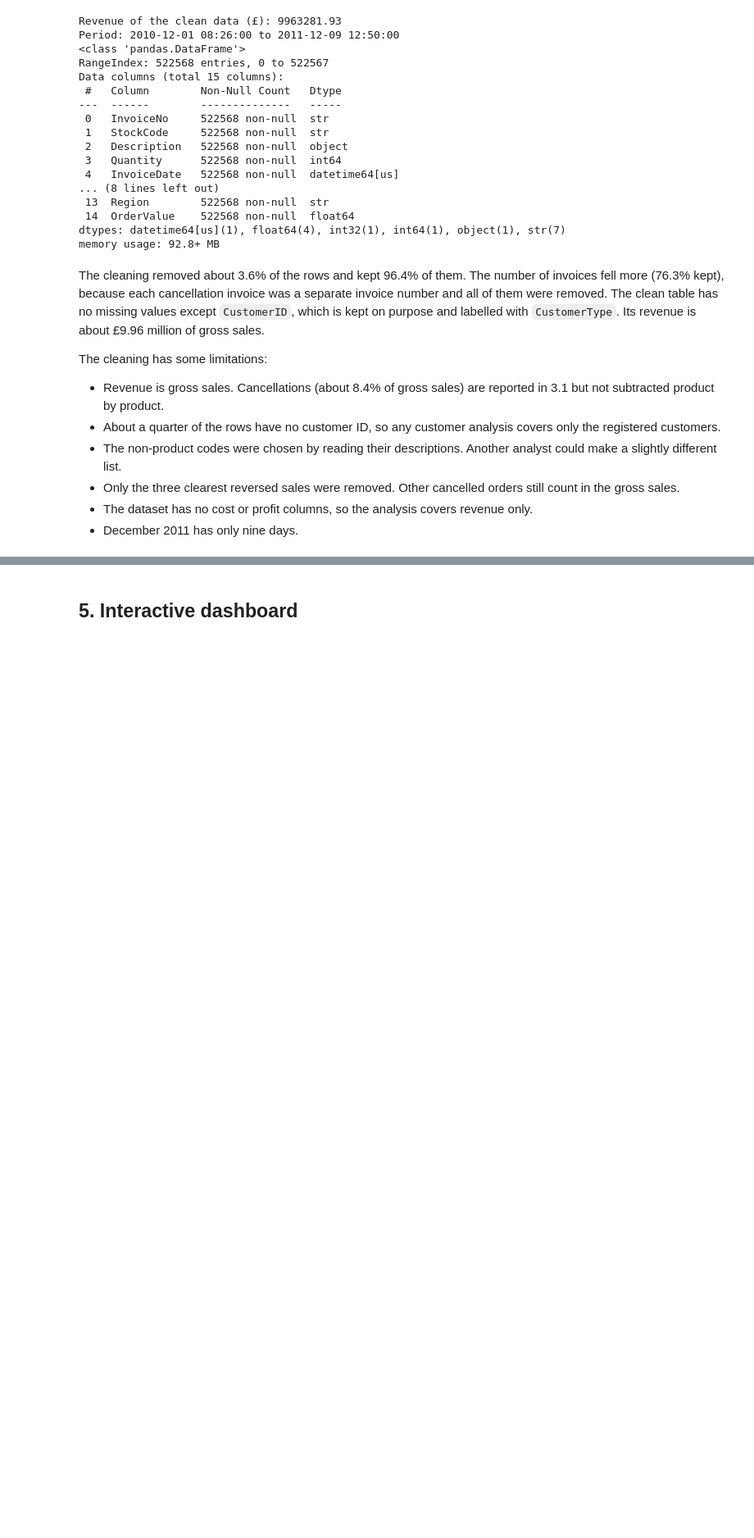
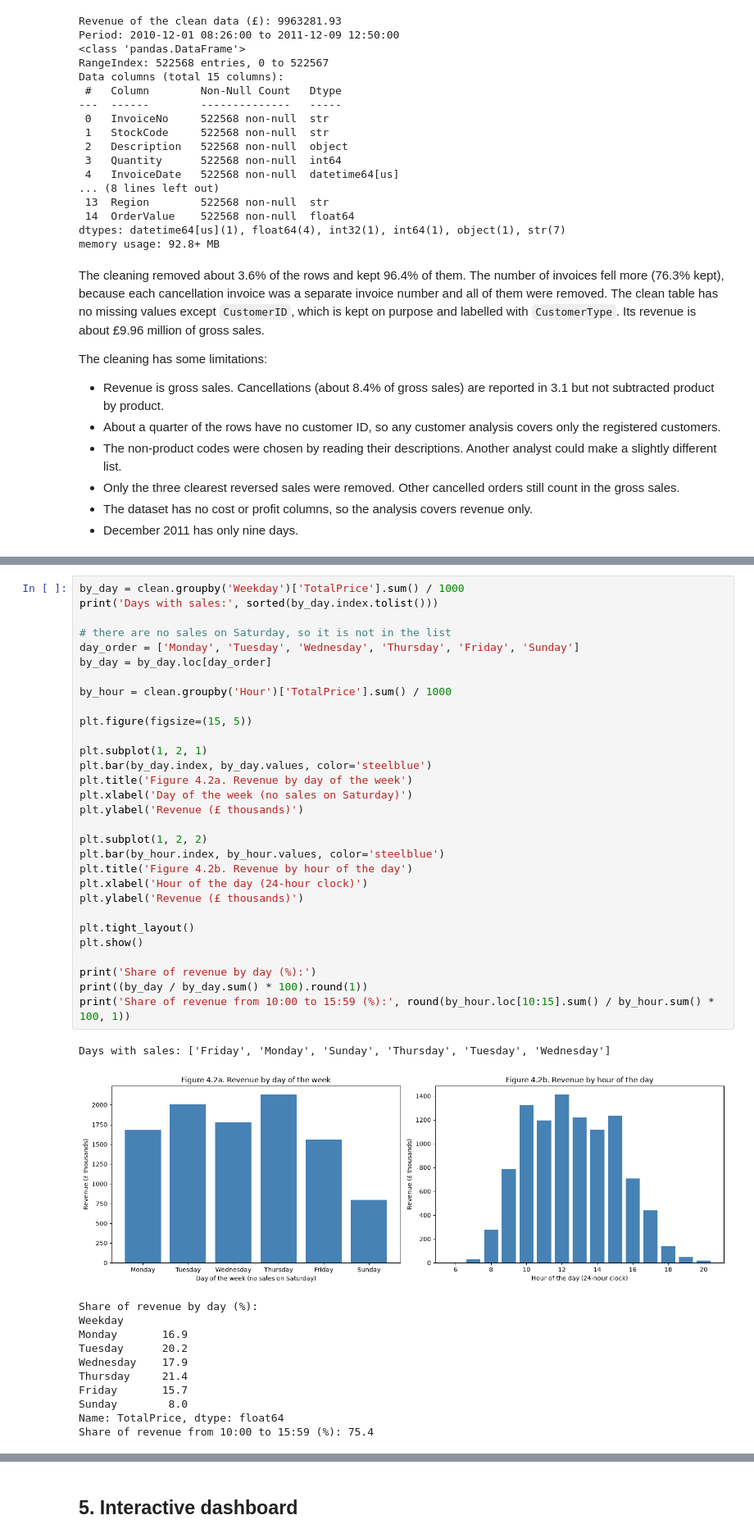
Before and after one commit to MatheusFerreiraL/dvc-ca2-online-retail, a Jupyter notebook: dvc_ca2_online_retail.ipynb, the cells around one changed output, grey strips where cells are left out. Shown at 82% size. Cells and saved outputs as stored; diff of their text form; blank space fills up the shorter version.

```diff
--- a/dvc_ca2_online_retail.ipynb
+++ b/dvc_ca2_online_retail.ipynb
@@ -759,0 +887,43 @@ The cleaning has some limitations:
+# %%
+by_day = clean.groupby('Weekday')['TotalPrice'].sum() / 1000
+print('Days with sales:', sorted(by_day.index.tolist()))
+
+# there are no sales on Saturday, so it is not in the list
+day_order = ['Monday', 'Tuesday', 'Wednesday', 'Thursday', 'Friday', 'Sunday']
+by_day = by_day.loc[day_order]
+
+by_hour = clean.groupby('Hour')['TotalPrice'].sum() / 1000
+
+plt.figure(figsize=(15, 5))
+
+plt.subplot(1, 2, 1)
+plt.bar(by_day.index, by_day.values, color='steelblue')
+plt.title('Figure 4.2a. Revenue by day of the week')
+plt.xlabel('Day of the week (no sales on Saturday)')
+plt.ylabel('Revenue (£ thousands)')
+
+plt.subplot(1, 2, 2)
+plt.bar(by_hour.index, by_hour.values, color='steelblue')
+plt.title('Figure 4.2b. Revenue by hour of the day')
+plt.xlabel('Hour of the day (24-hour clock)')
+plt.ylabel('Revenue (£ thousands)')
+
+plt.tight_layout()
+plt.show()
+
+print('Share of revenue by day (%):')
+print((by_day / by_day.sum() * 100).round(1))
+print('Share of revenue from 10:00 to 15:59 (%):', round(by_hour.loc[10:15].sum() / by_hour.sum() * 100, 1))
+# %% [output]
+Days with sales: ['Friday', 'Monday', 'Sunday', 'Thursday', 'Tuesday', 'Wednesday']
+[figure, added]
+Share of revenue by day (%):
+Weekday
+Monday       16.9
+Tuesday      20.2
+Wednesday    17.9
+Thursday     21.4
+Friday       15.7
+Sunday        8.0
+Name: TotalPrice, dtype: float64
+Share of revenue from 10:00 to 15:59 (%): 75.4
```
Also changed, not shown: parts of 31 cells of this notebook.
